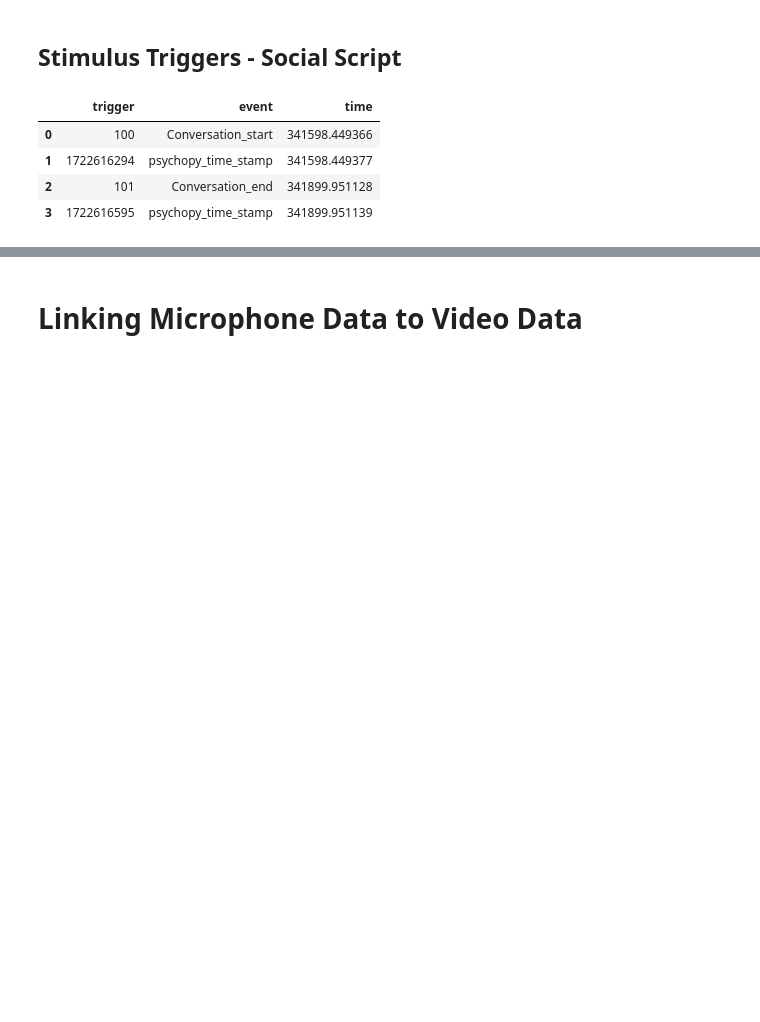
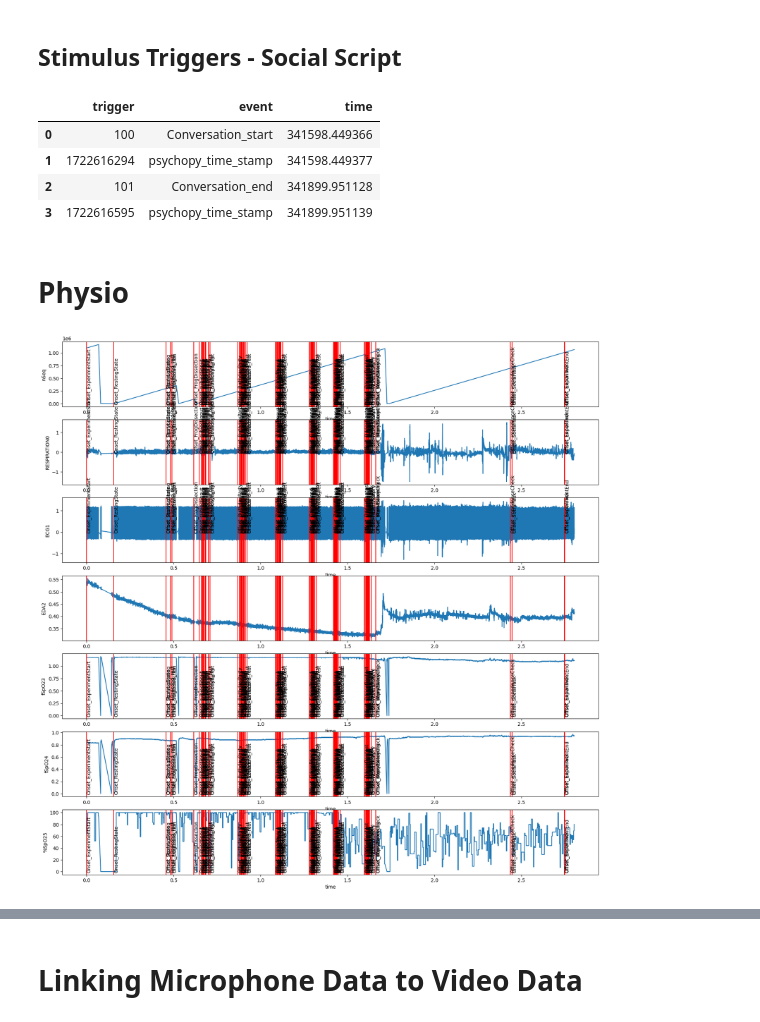
Before and after one commit to BryanGonzalez262/MOBI2024, a Jupyter notebook: CUNY_FACIAL/Code/pilot_check.ipynb, the cells around one changed output, grey strips where cells are left out. Drawn from its saved outputs; the diff is of its cells as text; code cells hidden in the pictures; blank space fills up the shorter version.

```diff
--- a/CUNY_FACIAL/Code/pilot_check.ipynb
+++ b/CUNY_FACIAL/Code/pilot_check.ipynb
@@ -184,3 +174,44 @@ stim_df
 | 1 | 1722616294 | psychopy_time_stamp | 341598.449377 |
 | 2 | 101 | Conversation_end | 341899.951128 |
 | 3 | 1722616595 | psychopy_time_stamp | 341899.951139 |
+# %% [markdown]
+# Physio
+# %%
+PS = data[3]
+# Get the column names
+column_labels = [PS['info']['desc'][0]['channels'][0]['channel'][i]['label'][0] for i in range(len(PS['info']['desc'][0]['channels'][0]['channel']))]
+ps_df = pd.DataFrame(data=PS['time_series'], columns=column_labels)
+ps_df['lsl_time_stamp'] = PS['time_stamps']
+ps_df['time'] = (PS['time_stamps'] - PS['time_stamps'][0])/1000
+# %%
+
+'''
+# Plot every column in one plot
+plt.figure(figsize=(20,10))
+for col in ps_df.columns:
+    plt.plot(ps_df['time'], ps_df[col])
+plt.show()
+'''
+#f, ax = plt.subplots(figsize=(20,20), nrows=4, ncols=1)
+f, ax = plt.subplots(figsize=(20,20), nrows=len(column_labels), ncols=1)
+
+# Make this one figure with subplots
+#for i, col in enumerate(['RESPIRATION0', 'fSpO21', 'fSpO22', '%SpO23']):
+for i, col in enumerate(column_labels):
+
+
+    #plt.plot(ps_df.loc[(ps_df['time'] > 1000) & (ps_df['time'] < 1015), col])
+    #plt.subplot(ps_df['time'], ps_df[col], ax= ax[i])
+    sns.lineplot(data=ps_df, x='time', y=col, ax=ax[i])
+    # Place and Vline at every event in evs with onset and offset
+    for event in evs.iterrows():
+        # If the word Onset or Offset is in the event, plot a vertical line at the time of the event
+
+        if "Onset" in event[1]['event'] or "Offset" in event[1]['event']:
+            ax[i].axvline(event[1]['time'], color='r')
+            ax[i].text(event[1]['time'], 0, event[1]['event'], rotation=90)
+
+    #plt.title(col)
+    #plt.show()
+# %% [output]
+[figure, added]
```
Also changed, not shown: parts of 29 cells of this notebook.
